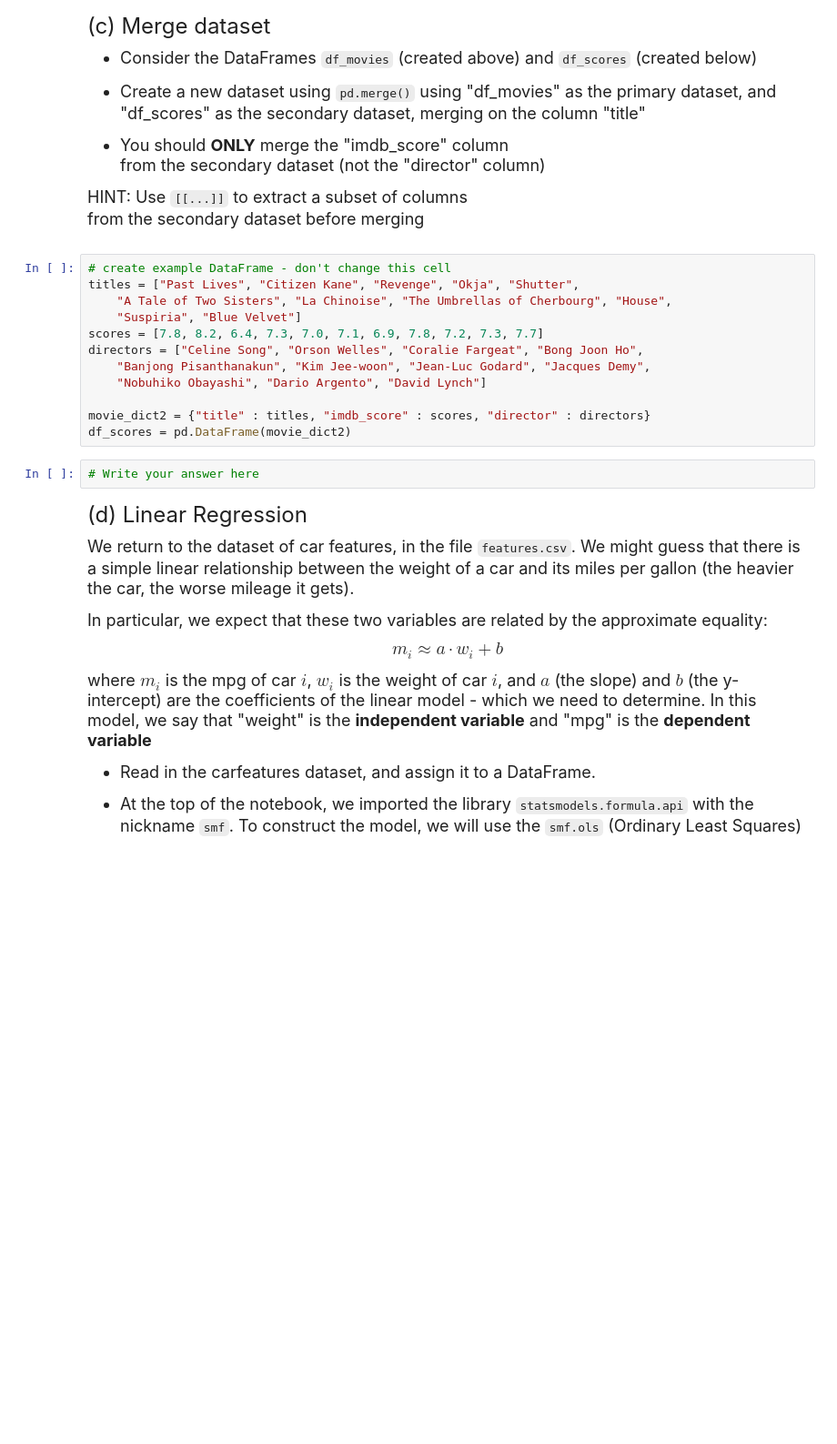
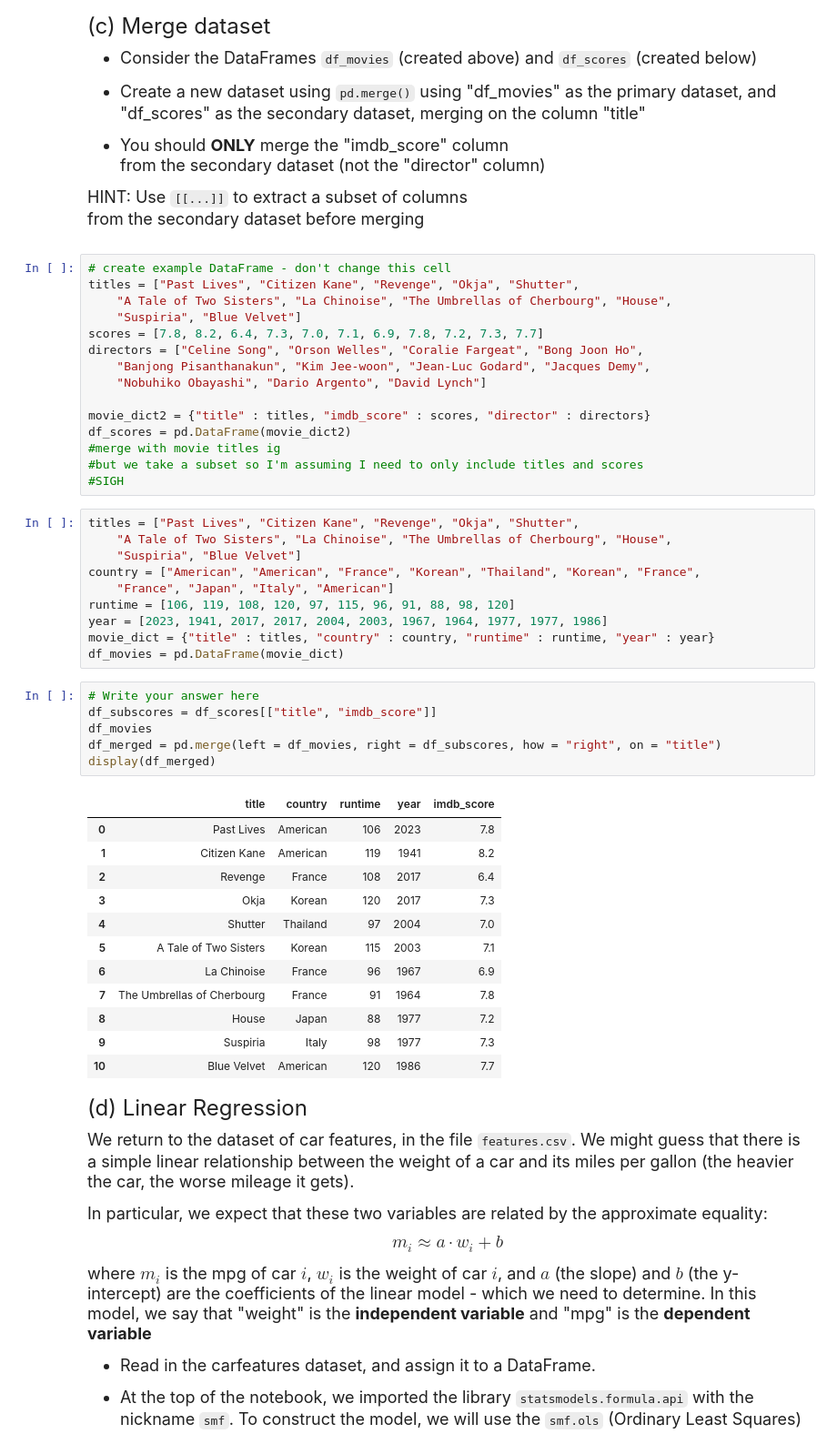
Before and after one commit to bzliang2006/datasci151fall2026, a Jupyter notebook: _assignments/assignment_8/Assignment8.ipynb, the cells around one changed output. Shown at 91% size. Cells and saved outputs as stored; diff of their text form; blank space fills up the shorter version.

```diff
--- a/_assignments/assignment_8/Assignment8.ipynb
+++ b/_assignments/assignment_8/Assignment8.ipynb
@@ -145,8 +191,38 @@ directors = ["Celine Song", "Orson Welles", "Coralie Fargeat", "Bong Joon Ho",
 
 movie_dict2 = {"title" : titles, "imdb_score" : scores, "director" : directors}
 df_scores = pd.DataFrame(movie_dict2)
+#merge with movie titles ig
+#but we take a subset so I'm assuming I need to only include titles and scores
+#SIGH
-# %%
-# Write your answer here
+# %%
+titles = ["Past Lives", "Citizen Kane", "Revenge", "Okja", "Shutter",
+    "A Tale of Two Sisters", "La Chinoise", "The Umbrellas of Cherbourg", "House",
+    "Suspiria", "Blue Velvet"]
+country = ["American", "American", "France", "Korean", "Thailand", "Korean", "France",
+    "France", "Japan", "Italy", "American"]
+runtime = [106, 119, 108, 120, 97, 115, 96, 91, 88, 98, 120]
+year = [2023, 1941, 2017, 2017, 2004, 2003, 1967, 1964, 1977, 1977, 1986]
+movie_dict = {"title" : titles, "country" : country, "runtime" : runtime, "year" : year}
+df_movies = pd.DataFrame(movie_dict)
+# %%
+# Write your answer here
+df_subscores = df_scores[["title", "imdb_score"]]
+df_movies
+df_merged = pd.merge(left = df_movies, right = df_subscores, how = "right", on = "title")
+display(df_merged)
+# %% [output]
+|  | title | country | runtime | year | imdb_score |
+| 0 | Past Lives | American | 106 | 2023 | 7.8 |
+| 1 | Citizen Kane | American | 119 | 1941 | 8.2 |
+| 2 | Revenge | France | 108 | 2017 | 6.4 |
+| 3 | Okja | Korean | 120 | 2017 | 7.3 |
+| 4 | Shutter | Thailand | 97 | 2004 | 7.0 |
+| 5 | A Tale of Two Sisters | Korean | 115 | 2003 | 7.1 |
+| 6 | La Chinoise | France | 96 | 1967 | 6.9 |
+| 7 | The Umbrellas of Cherbourg | France | 91 | 1964 | 7.8 |
+| 8 | House | Japan | 88 | 1977 | 7.2 |
+| 9 | Suspiria | Italy | 98 | 1977 | 7.3 |
+| 10 | Blue Velvet | American | 120 | 1986 | 7.7 |
 # %% [markdown]
 <font size = "5">
 
```
Also changed, not shown: parts of 8 cells of this notebook, 17 other files.
